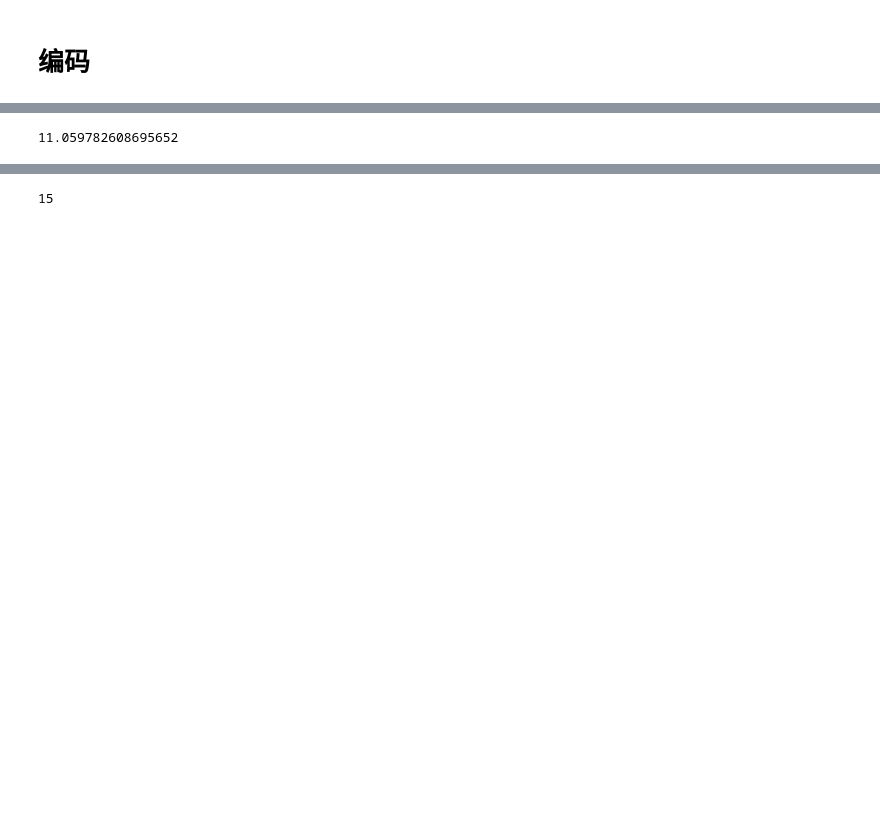
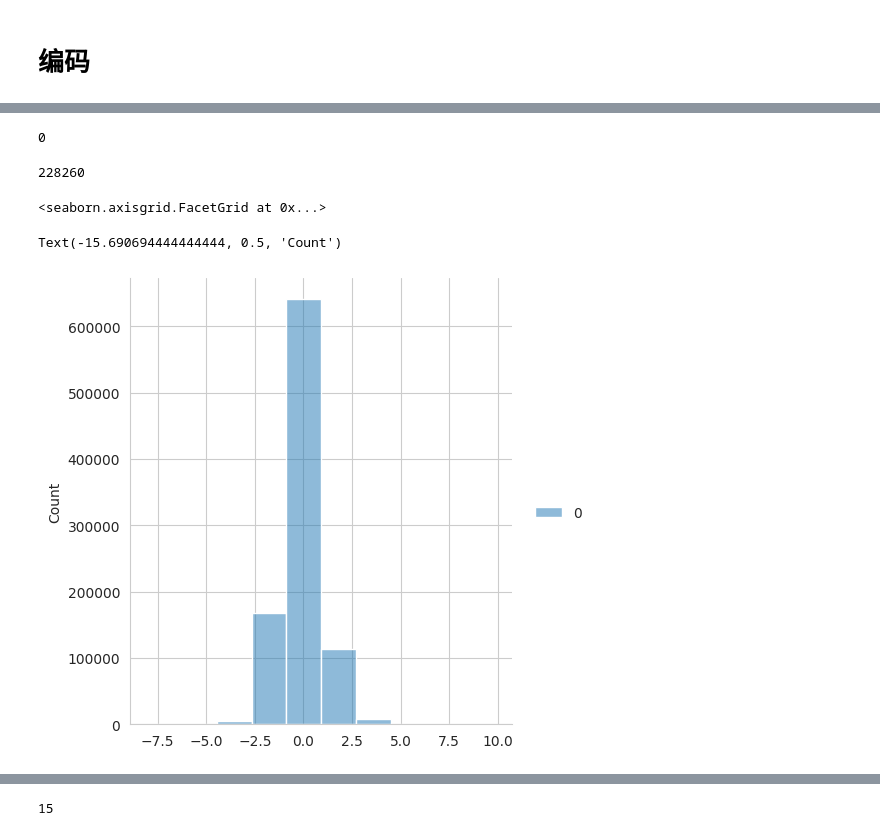
Before and after one commit to YIKAILucas/9417-ML, a Jupyter notebook: 2023_new/pre_process.ipynb, the cells around one changed output, grey strips where cells are left out. Drawn from its saved outputs; the diff is of its cells as text; code cells hidden in the pictures; blank space fills up the shorter version.

```diff
--- a/2023_new/pre_process.ipynb
+++ b/2023_new/pre_process.ipynb
@@ -453,10 +403,49 @@ df.age = df.age.astype('int8')
+# %%
+def sd_scale(data):
+    scaler = preprocessing.StandardScaler()
+    data = np.array(data).reshape(-1, 1)
+    return scaler.fit_transform(data)
+
+
+def mm_scale(data):
+    scaler = preprocessing.MinMaxScaler()
+    data = np.array(data).reshape(-1, 1)
+    return scaler.fit_transform(data)
 # %%
 # 5. age 年龄
-# 清洗>100的异常值
+df.age = df.age.astype('int8')
+
+# 清洗>100和<18的异常值, 西班牙银行18岁可以开户
+df.loc[df.age < 18, "age"] = df.loc[(df.age >= 18) & (df.age <= 30), "age"].mean(skipna=True)
+df.loc[df.age > 100, "age"] = df.loc[(df.age >= 30) & (df.age <= 100), "age"].mean(skipna=True)
+df["age"].fillna(df["age"].mean(), inplace=True)
 # df.age.value_counts(dropna=False)
-low_age = df.loc[df.age < 16, 'age']
-low_age.mean()
-
-# df['age'].unique()
-# %% [output]
-11.059782608695652
+# %%
+df.age.isna().sum()
+df.renta.isna().sum()
+# cal_loss(df)
+# %% [output]
+0
+228260
+# %%
+# TODO renta 数值型填充
+# TODO
+df.renta.fillna(df.renta.mean(), inplace=True)
+df.renta = round(df.renta)
+df.renta = df.renta.astype('int32')
+# sns.scatterplot(df.renta, df.renta.value_counts())
+# df.renta.plot.scatter(x='renta', y=df.renta.value_counts())
+sns.set_style("whitegrid")
+
+data = np.log(df.renta)
+data = sd_scale(data)
+df['log_renta'] = data
+sns.displot(data,
+            bins=10,
+            kde=False,
+            color="tomato")
+plt.ylabel("Count")
+# %% [output]
+<seaborn.axisgrid.FacetGrid at 0x...>
+Text(-15.690694444444444, 0.5, 'Count')
+[figure, added]
```
Also changed, not shown: parts of 115 cells of this notebook, 4 other files.
